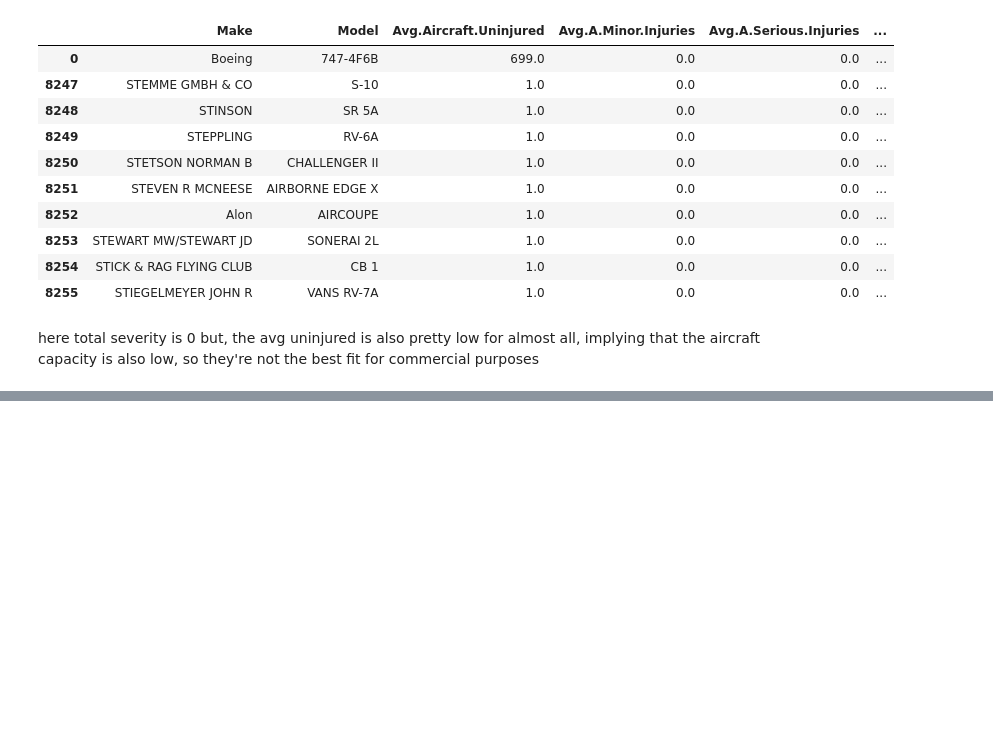
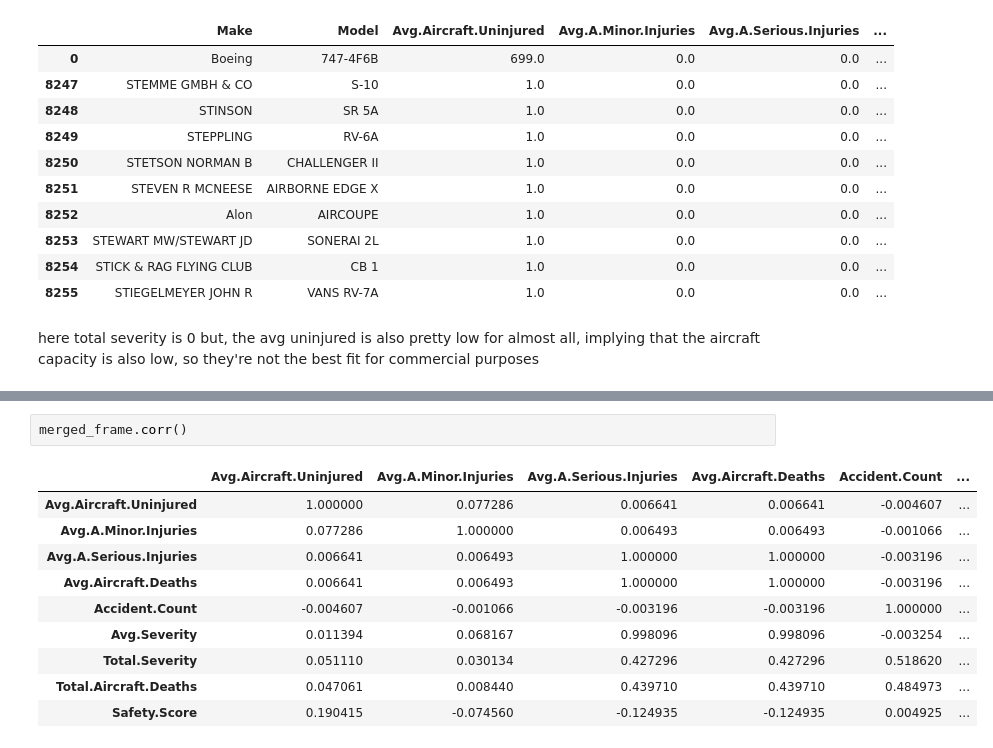
Before and after one commit to justmawi-dot/phaseONEproject, a Jupyter notebook: student.ipynb, the cells around one changed output, grey strips where cells are left out. Cells and saved outputs as stored; diff of their text form; blank space fills up the shorter version.

```diff
--- a/student.ipynb
+++ b/student.ipynb
@@ -380,0 +371,13 @@ group engine types by accident count
+# %%
+merged_frame.corr()
+# %% [output]
+|  | Avg.Aircraft.Uninjured | Avg.A.Minor.Injuries | Avg.A.Serious.Injuries | Avg.Aircraft.Deaths | Accident.Count | ... |
+| Avg.Aircraft.Uninjured | 1.000000 | 0.077286 | 0.006641 | 0.006641 | -0.004607 | ... |
+| Avg.A.Minor.Injuries | 0.077286 | 1.000000 | 0.006493 | 0.006493 | -0.001066 | ... |
+| Avg.A.Serious.Injuries | 0.006641 | 0.006493 | 1.000000 | 1.000000 | -0.003196 | ... |
+| Avg.Aircraft.Deaths | 0.006641 | 0.006493 | 1.000000 | 1.000000 | -0.003196 | ... |
+| Accident.Count | -0.004607 | -0.001066 | -0.003196 | -0.003196 | 1.000000 | ... |
+| Avg.Severity | 0.011394 | 0.068167 | 0.998096 | 0.998096 | -0.003254 | ... |
+| Total.Severity | 0.051110 | 0.030134 | 0.427296 | 0.427296 | 0.518620 | ... |
+| Total.Aircraft.Deaths | 0.047061 | 0.008440 | 0.439710 | 0.439710 | 0.484973 | ... |
+| Safety.Score | 0.190415 | -0.074560 | -0.124935 | -0.124935 | 0.004925 | ... |
```
Also changed, not shown: parts of 12 cells of this notebook.
